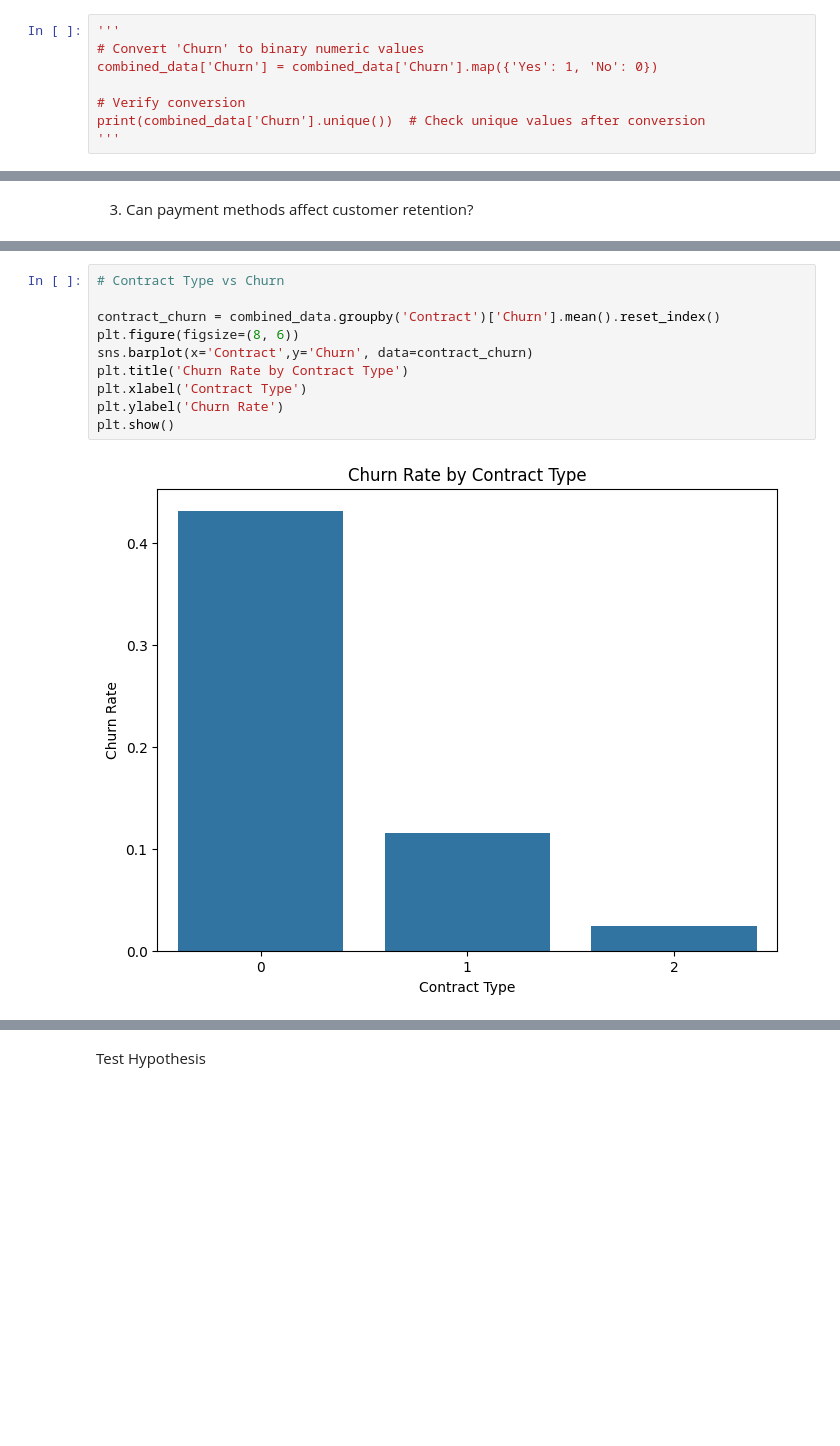
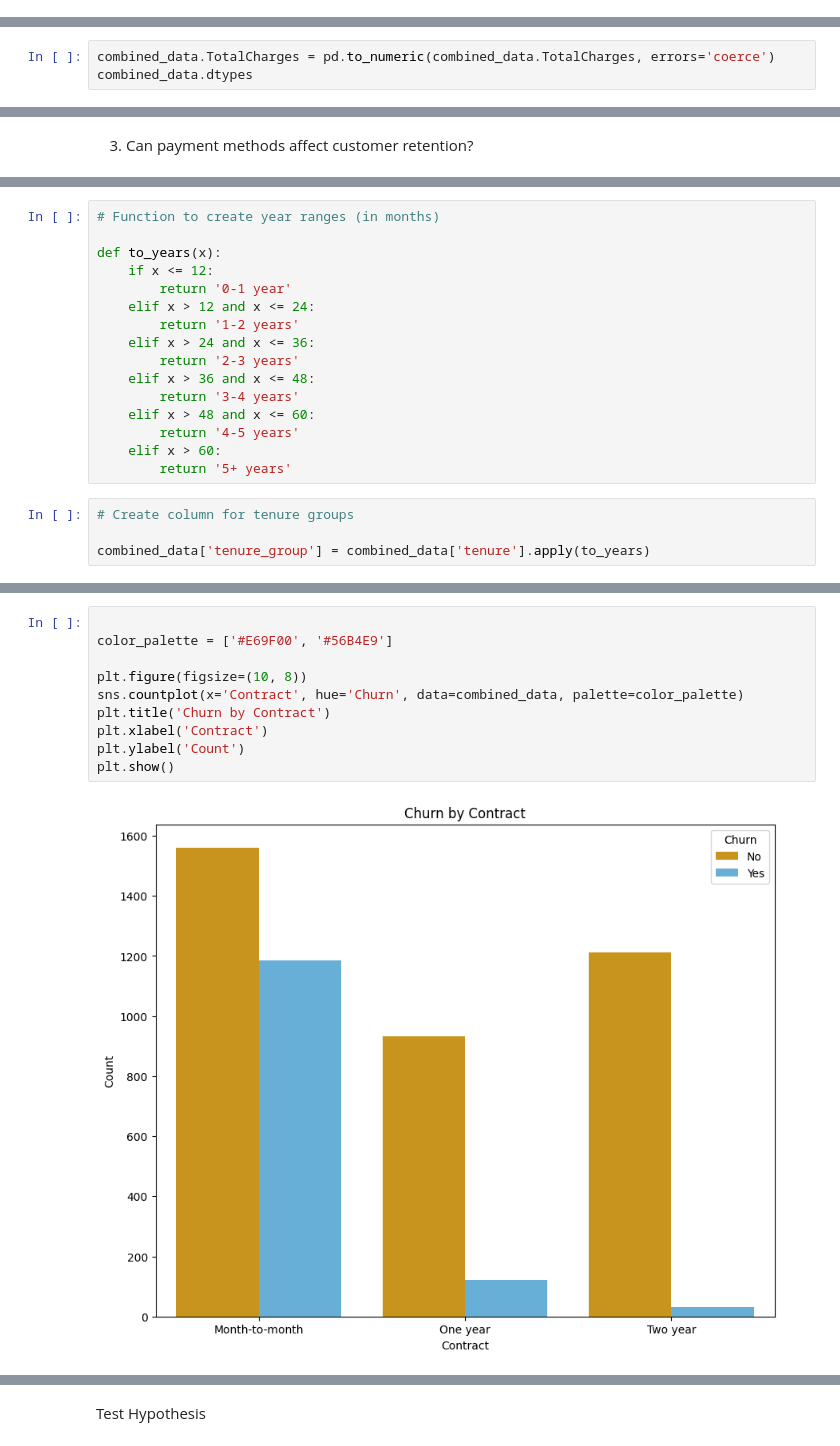
Before and after one commit to IAmWangari/Churn-Predictor-Model, a Jupyter notebook: main.ipynb, the cells around one changed output, grey strips where cells are left out. Saved outputs shown, nothing was run; the diff lists cells and outputs as text; blank space fills up the shorter version.

```diff
--- a/main.ipynb
+++ b/main.ipynb
@@ -276,14 +299,6 @@ Churn
 There are 3 unique values
 These are ['No' 'Yes' nan]
 ==================================================
-# %%
-'''
-# Convert 'Churn' to binary numeric values
-combined_data['Churn'] = combined_data['Churn'].map({'Yes': 1, 'No': 0})
-
-# Verify conversion
-print(combined_data['Churn'].unique())  # Check unique values after conversion
-'''
 # %%
 combined_data.shape
 # %% [output]
@@ -375,0 +398,3 @@ dtype: object
+# %%
+combined_data.TotalCharges = pd.to_numeric(combined_data.TotalCharges, errors='coerce')
+combined_data.dtypes
@@ -676,0 +779,20 @@ plt.show()
+# %%
+# Function to create year ranges (in months)
+
+def to_years(x):
+    if x <= 12:
+        return '0-1 year'
+    elif x > 12 and x <= 24:
+        return '1-2 years'
+    elif x > 24 and x <= 36:
+        return '2-3 years'
+    elif x > 36 and x <= 48:
+        return '3-4 years'
+    elif x > 48 and x <= 60:
+        return '4-5 years'
+    elif x > 60:
+        return '5+ years'
+# %%
+# Create column for tenure groups
+
+combined_data['tenure_group'] = combined_data['tenure'].apply(to_years)
@@ -677,12 +831,12 @@ plt.show()
 # %%
-# Contract Type vs Churn
 
-contract_churn = combined_data.groupby('Contract')['Churn'].mean().reset_index()
-plt.figure(figsize=(8, 6))
-sns.barplot(x='Contract',y='Churn', data=contract_churn)
-plt.title('Churn Rate by Contract Type')
-plt.xlabel('Contract Type')
-plt.ylabel('Churn Rate')
+color_palette = ['#E69F00', '#56B4E9']
+
+plt.figure(figsize=(10, 8))
+sns.countplot(x='Contract', hue='Churn', data=combined_data, palette=color_palette)
+plt.title('Churn by Contract')
+plt.xlabel('Contract')
+plt.ylabel('Count')
 plt.show()
 # %% [output]
-[figure, old version]
+[figure, new version]
```
Also changed, not shown: parts of 173 cells of this notebook, 1 other file.
